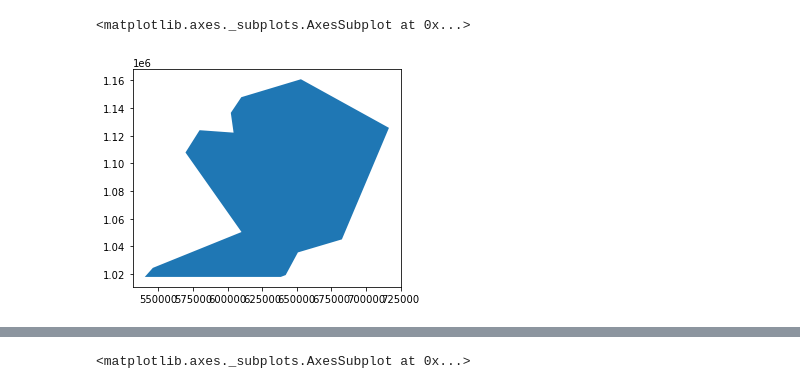
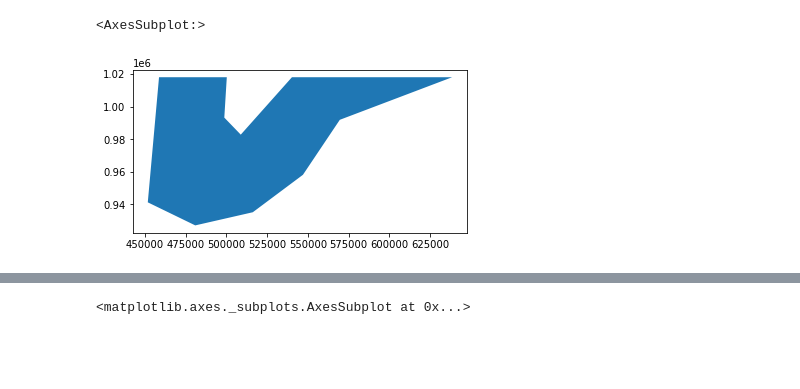
Before and after one commit to ronjalappe/VN_coastline_dynamics, a Jupyter notebook: test2.ipynb, the cells around one changed output, grey strips where cells are left out. Saved outputs shown, nothing was run; the diff lists cells and outputs as text; code cells hidden in the pictures; blank space fills up the shorter version.

```diff
--- a/test2.ipynb
+++ b/test2.ipynb
@@ -6,16 +7,16 @@ import geopandas as gpd
 # %%
-data_dir = "/Users/Ronjamac/Documents/02_Studium/Masterarbeit/Code/VN_coastline_dynamics/test_data/"
+data_dir = os.path.join(os.getcwd(),"test_data")
 raster_file = "1_1988_L5_P1_13aq.tif"
 raster_file_masked = "1_1988_L5_P1_13aq_masked.tif"
 box_file = "test_box.geojson"
 poly_file = "VN_processing_polygons_EPSG4326.geojson"
 # %%
 box = gpd.read_file(os.path.join(data_dir,poly_file))
-box = box[box.id == 2]
+box = box[box.id == 1]
 box.plot()
 # %% [output]
-<matplotlib.axes._subplots.AxesSubplot at 0x...>
+<AxesSubplot:>
-[figure, old version]
+[figure, new version]
 # %%
 box = gpd.read_file(os.path.join(data_dir,poly_file))
 box = box[box.id == 1]
```
Also changed, not shown: parts of 7 cells of this notebook, 4 other files.
